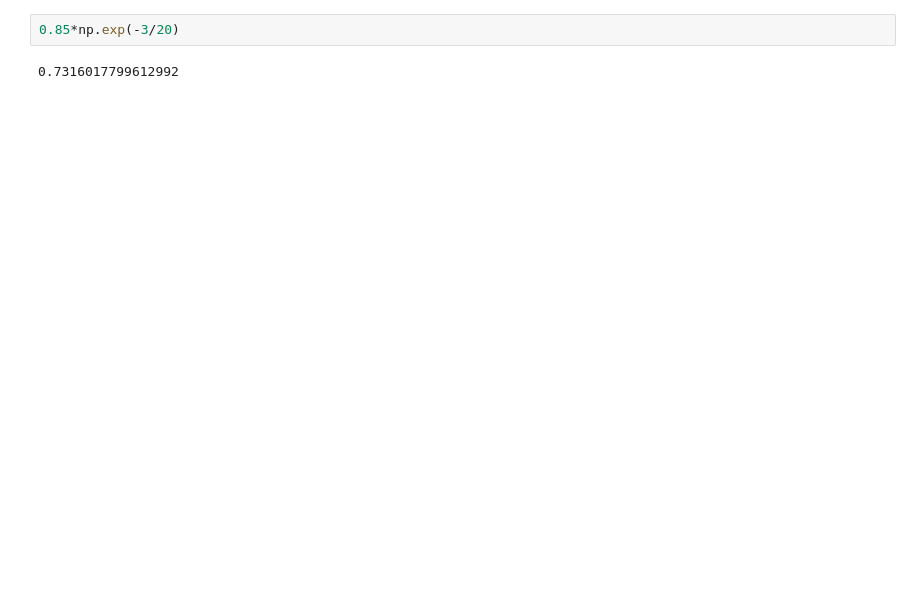
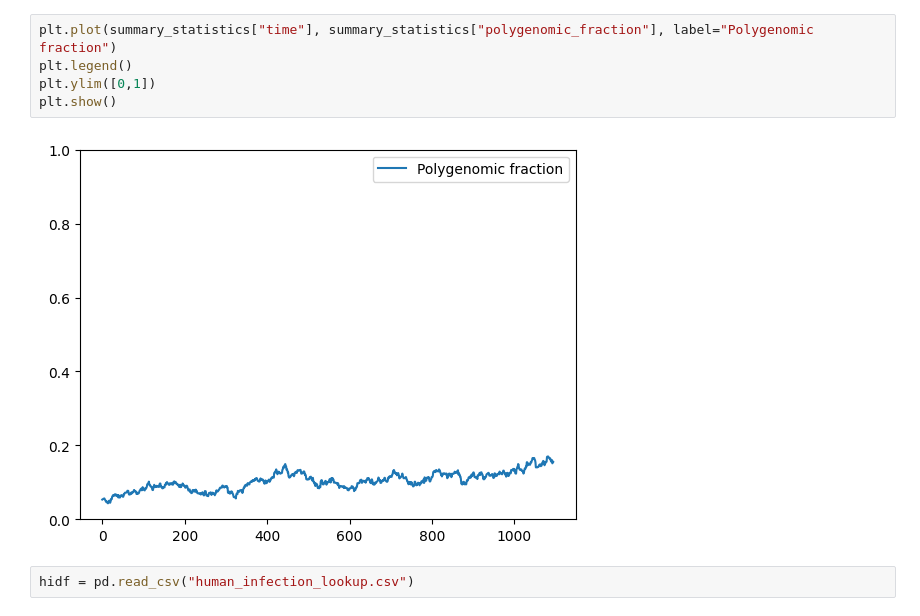
Before and after one commit to jgsuresh/senegal-network-sim, a Jupyter notebook: network_sim/_scratch.ipynb, the cells around one changed output. Drawn from its saved outputs; the diff is of its cells as text; blank space fills up the shorter version.

```diff
--- a/network_sim/_scratch.ipynb
+++ b/network_sim/_scratch.ipynb
@@ -42,5 +16,10 @@ import numpy as np
+# %%
+plt.plot(summary_statistics["time"], summary_statistics["polygenomic_fraction"], label="Polygenomic fraction")
+plt.legend()
+plt.ylim([0,1])
+plt.show()
+# %% [output]
+[figure, added]
 # %%
-0.85*np.exp(-3/20)
+hidf = pd.read_csv("human_infection_lookup.csv")
-# %% [output]
-0.7316017799612992
 # %%
```
Also changed, not shown: parts of 9 cells of this notebook, 4 other files.
